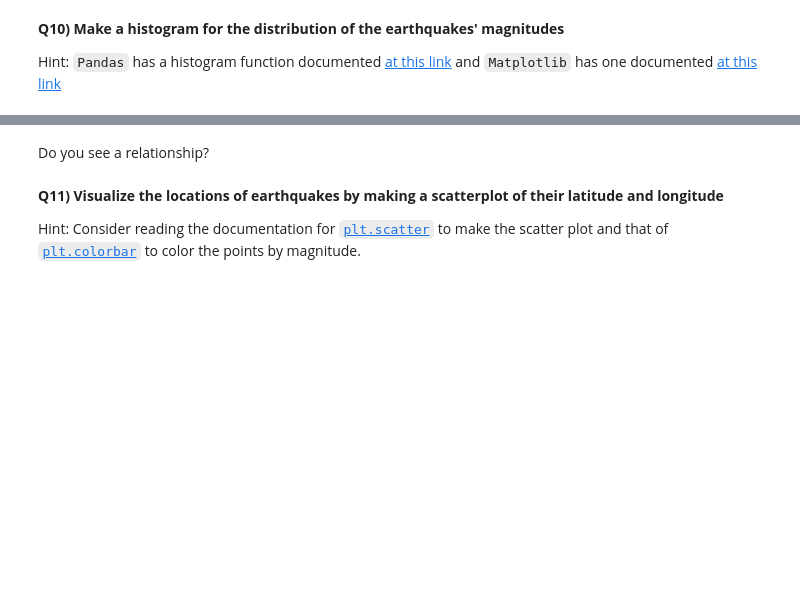
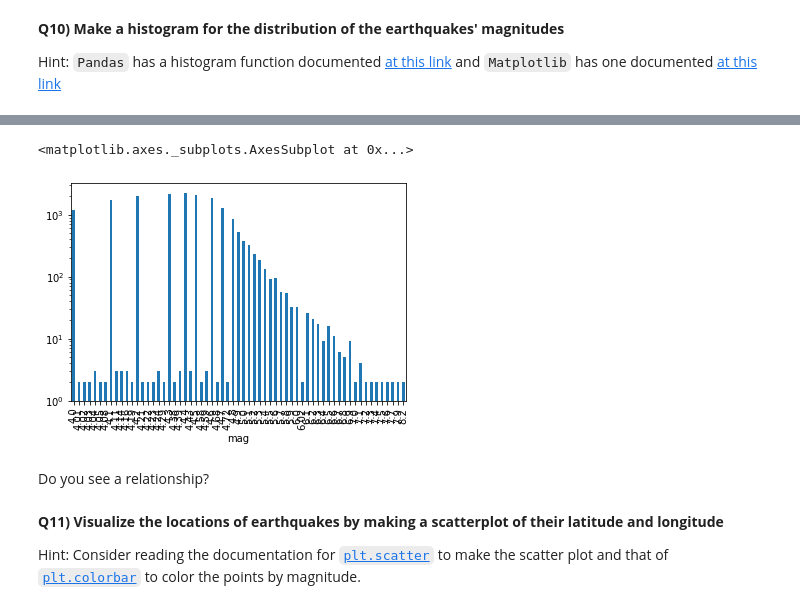
Before and after one commit to DuaneHsa/2022_ML_Earth_Env_Sci, a Jupyter notebook: S1_4_Pandas_reno.ipynb, the cells around one changed output, grey strips where cells are left out. Cells and saved outputs as stored; diff of their text form; code cells hidden in the pictures; blank space fills up the shorter version.

```diff
--- a/S1_4_Pandas_reno.ipynb
+++ b/S1_4_Pandas_reno.ipynb
@@ -798,5 +1002,9 @@ Hint: `Pandas` has a histogram function documented [at this link](https://pandas
 # %%
-# Make one histogram for the filtered dataset, and one for the unfiltered dataset
+NumberMagnitudeFiltered = e4.groupby('mag').count()
+NumberMagnitudeFiltered['time'].plot(kind='bar',log=True)# Make one histogram for the filtered dataset, and one for the unfiltered dataset
+# %% [output]
+<matplotlib.axes._subplots.AxesSubplot at 0x...>
+[figure, added]
 # %% [markdown]
 Do you see a relationship?
 # %% [markdown]
```
Also changed, not shown: parts of 52 cells of this notebook.
